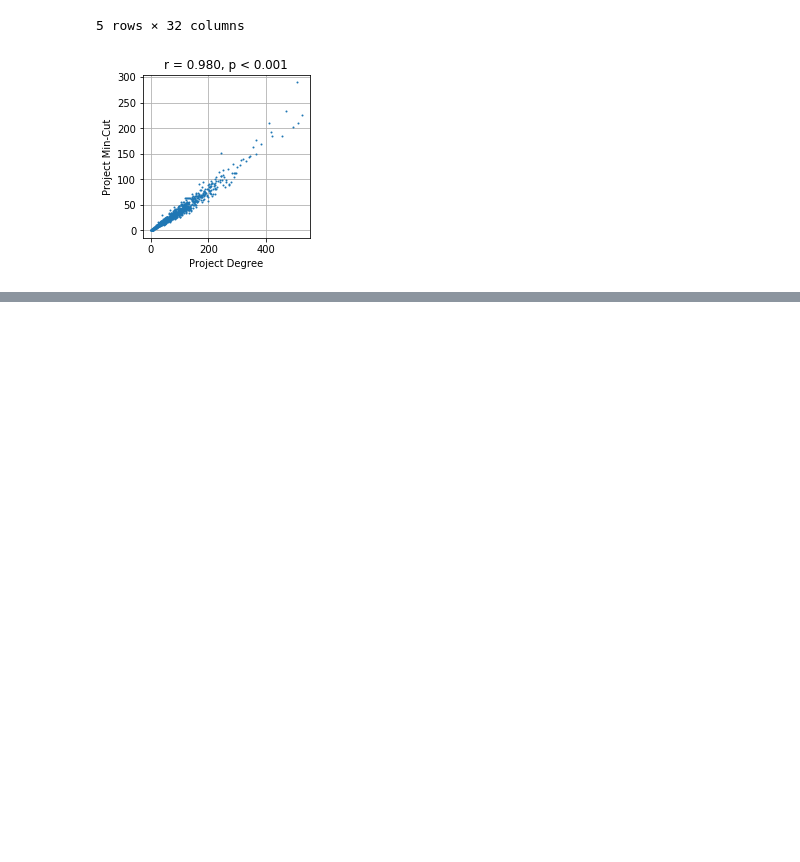
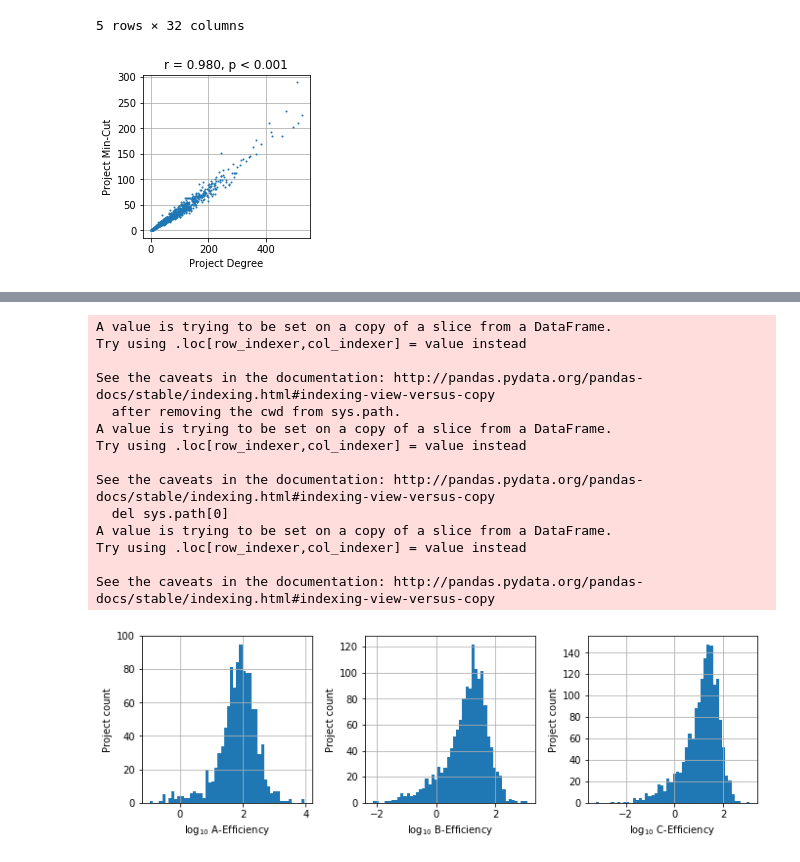
Before and after one commit to elplatt/WP-Efficiency-Performance, a Jupyter notebook: Plot Combined.ipynb, the cells around one changed output, grey strips where cells are left out. Saved outputs shown, nothing was run; the diff lists cells and outputs as text; code cells hidden in the pictures; blank space fills up the shorter version.

```diff
--- a/Plot Combined.ipynb
+++ b/Plot Combined.ipynb
@@ -28,0 +90,47 @@ plt.tight_layout()
+# %%
+plt.figure(figsize=(4.5*15.0/7.0, 1.5*15.0/7.0))
+subplot(1,3,1)
+dfa = df[(df["stage_Delta_a"] > 0) & (df["stage_N_a"] > 0)]
+dfa["a_stage_eff"] = dfa["stage_N_a"] / dfa["stage_Delta_a"]
+#dfa["a_stage_eff"] = dfa["a_stage_eff"] / dfa["a_stage_eff"].mean()
+plt.hist(np.log10(dfa["a_stage_eff"]), 50)
+plt.grid()
+plt.xlabel("log$_{10}$ A-Efficiency")
+plt.ylabel("Project count")
+
+subplot(1,3,2)
+dfb = df[(df["stage_Delta_b"] > 0) & (df["stage_N_b"] > 0)]
+dfb["b_stage_eff"] = dfb["stage_N_b"] / dfb["stage_Delta_b"]
+#dfb["b_stage_eff"] = dfb["b_stage_eff"] / dfb["b_stage_eff"].mean()
+plt.hist(np.log10(dfb["b_stage_eff"]), 50)
+plt.grid()
+plt.xlabel("log$_{10}$ B-Efficiency")
+plt.ylabel("Project count")
+
+subplot(1,3,3)
+dfc = df[(df["stage_Delta_c"] > 0) & (df["stage_N_c"] > 0)]
+dfc["c_stage_eff"] = dfc["stage_N_c"] / dfc["stage_Delta_c"]
+#dfc["c_stage_eff"] = dfc["c_stage_eff"] / dfc["c_stage_eff"].mean()
+plt.hist(np.log10(dfc["c_stage_eff"]), 50)
+plt.grid()
+plt.xlabel("log$_{10}$ C-Efficiency")
+plt.ylabel("Project count")
+
+plt.tight_layout()
+plt.savefig("fig-eff-hist.png", format="png", dpi=300)
+# %% [output]
+A value is trying to be set on a copy of a slice from a DataFrame.
+Try using .loc[row_indexer,col_indexer] = value instead
+
+See the caveats in the documentation: http://pandas.pydata.org/pandas-docs/stable/indexing.html#indexing-view-versus-copy
+  after removing the cwd from sys.path.
+A value is trying to be set on a copy of a slice from a DataFrame.
+Try using .loc[row_indexer,col_indexer] = value instead
+
+See the caveats in the documentation: http://pandas.pydata.org/pandas-docs/stable/indexing.html#indexing-view-versus-copy
+  del sys.path[0]
+A value is trying to be set on a copy of a slice from a DataFrame.
+Try using .loc[row_indexer,col_indexer] = value instead
+
+See the caveats in the documentation: http://pandas.pydata.org/pandas-docs/stable/indexing.html#indexing-view-versus-copy
+[figure, added]
```
Also changed, not shown: parts of 5 cells of this notebook, 5 other files.
